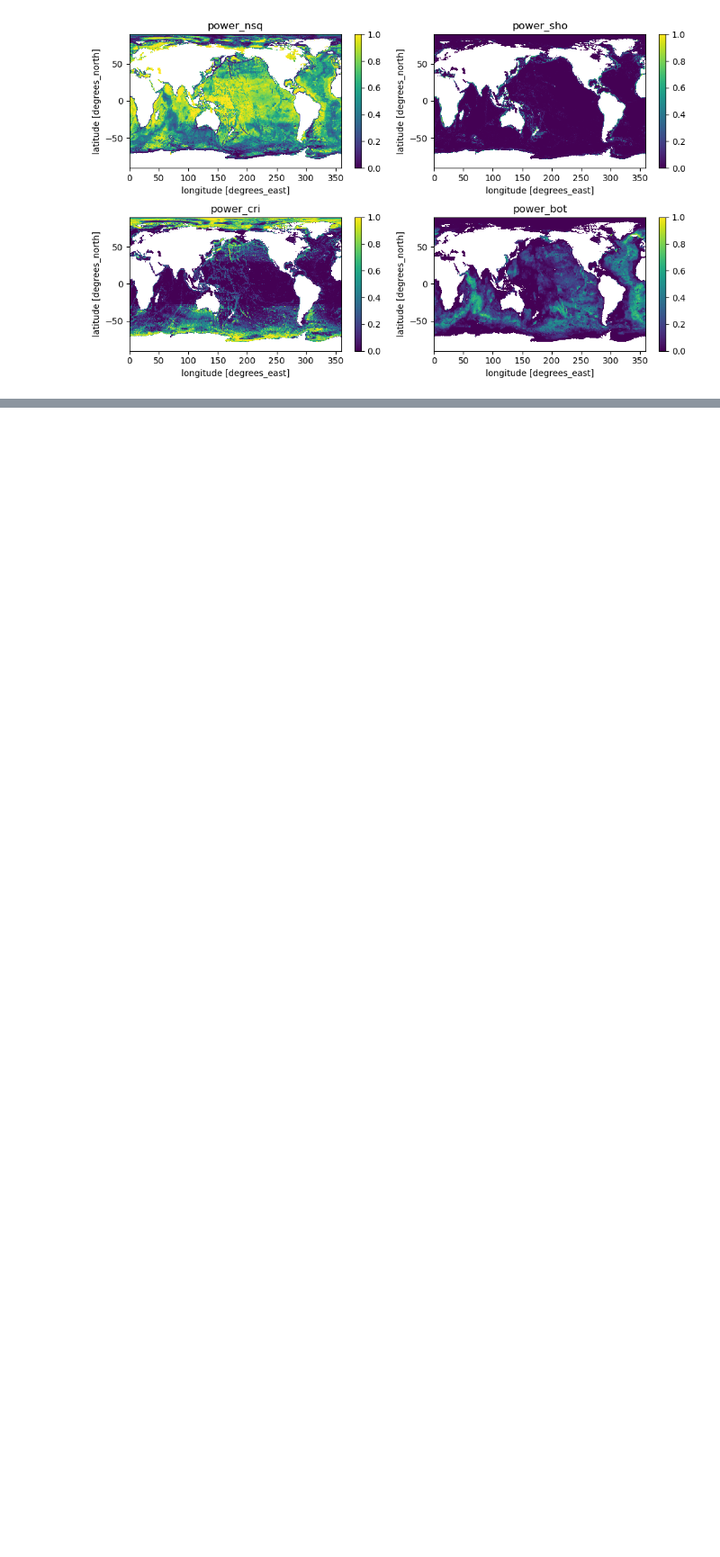
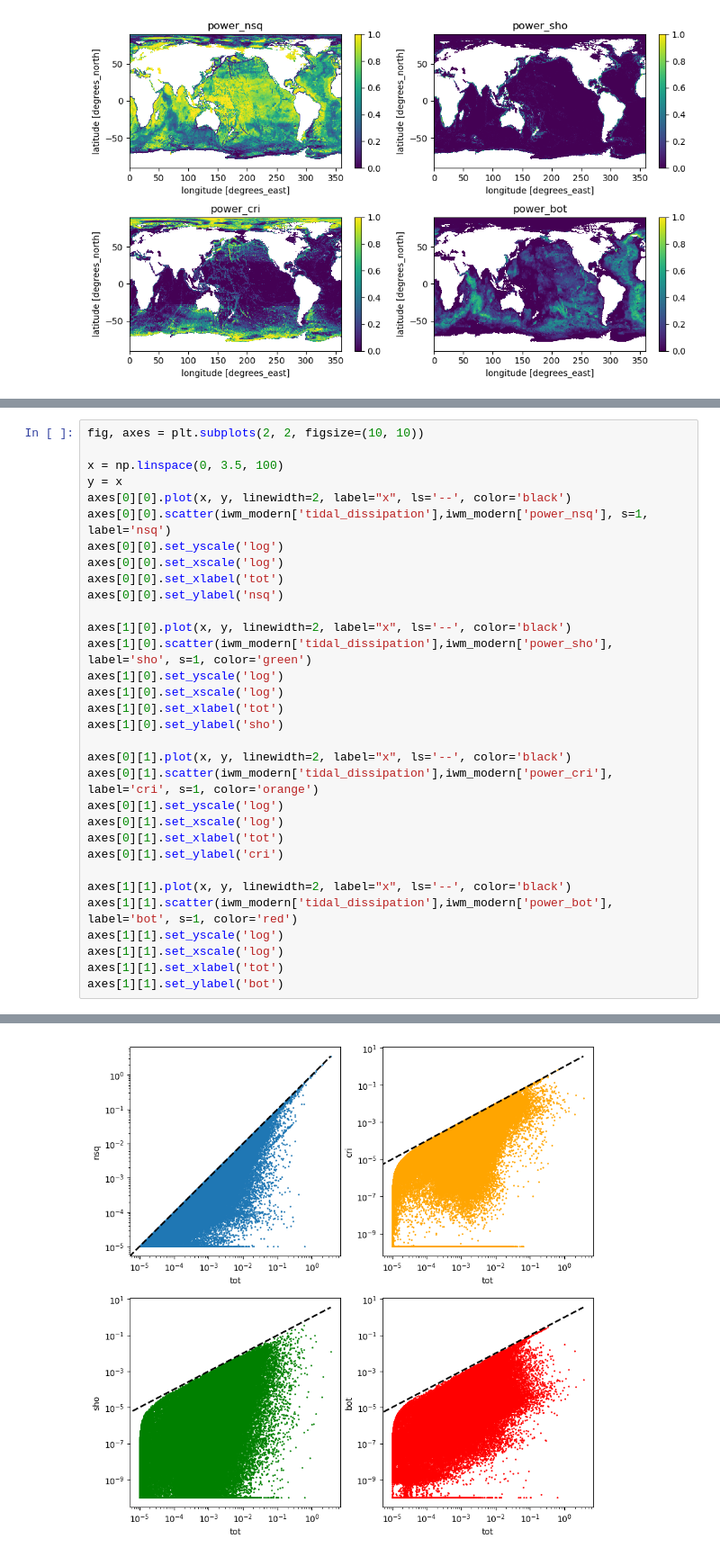
Before and after one commit to asozza/ecearth-quests, a Jupyter notebook: epochal/analysis/iwm-analysis.ipynb, the cells around one changed output, grey strips where cells are left out. Shown at 90% size. Drawn from its saved outputs; the diff is of its cells as text; blank space fills up the shorter version.

```diff
--- a/epochal/analysis/iwm-analysis.ipynb
+++ b/epochal/analysis/iwm-analysis.ipynb
@@ -203,0 +107,33 @@ Data variables:
+# %%
+fig, axes = plt.subplots(2, 2, figsize=(10, 10))
+
+x = np.linspace(0, 3.5, 100)
+y = x
+axes[0][0].plot(x, y, linewidth=2, label="x", ls='--', color='black')
+axes[0][0].scatter(iwm_modern['tidal_dissipation'],iwm_modern['power_nsq'], s=1, label='nsq')
+axes[0][0].set_yscale('log')
+axes[0][0].set_xscale('log')
+axes[0][0].set_xlabel('tot')
+axes[0][0].set_ylabel('nsq')
+
+axes[1][0].plot(x, y, linewidth=2, label="x", ls='--', color='black')
+axes[1][0].scatter(iwm_modern['tidal_dissipation'],iwm_modern['power_sho'], label='sho', s=1, color='green')
+axes[1][0].set_yscale('log')
+axes[1][0].set_xscale('log')
+axes[1][0].set_xlabel('tot')
+axes[1][0].set_ylabel('sho')
+
+axes[0][1].plot(x, y, linewidth=2, label="x", ls='--', color='black')
+axes[0][1].scatter(iwm_modern['tidal_dissipation'],iwm_modern['power_cri'], label='cri', s=1, color='orange')
+axes[0][1].set_yscale('log')
+axes[0][1].set_xscale('log')
+axes[0][1].set_xlabel('tot')
+axes[0][1].set_ylabel('cri')
+
+axes[1][1].plot(x, y, linewidth=2, label="x", ls='--', color='black')
+axes[1][1].scatter(iwm_modern['tidal_dissipation'],iwm_modern['power_bot'], label='bot', s=1, color='red')
+axes[1][1].set_yscale('log')
+axes[1][1].set_xscale('log')
+axes[1][1].set_xlabel('tot')
+axes[1][1].set_ylabel('bot')
+# %% [output]
@@ -203,0 +141 @@ Data variables:
+[figure, added]
```
Also changed, not shown: parts of 19 cells of this notebook.
